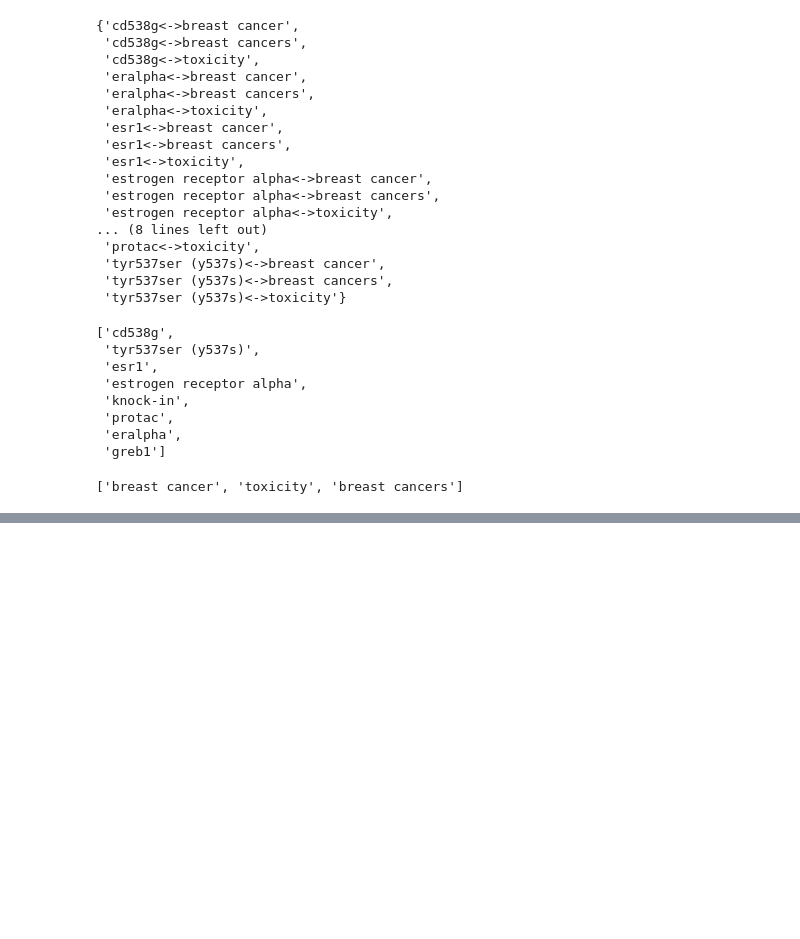
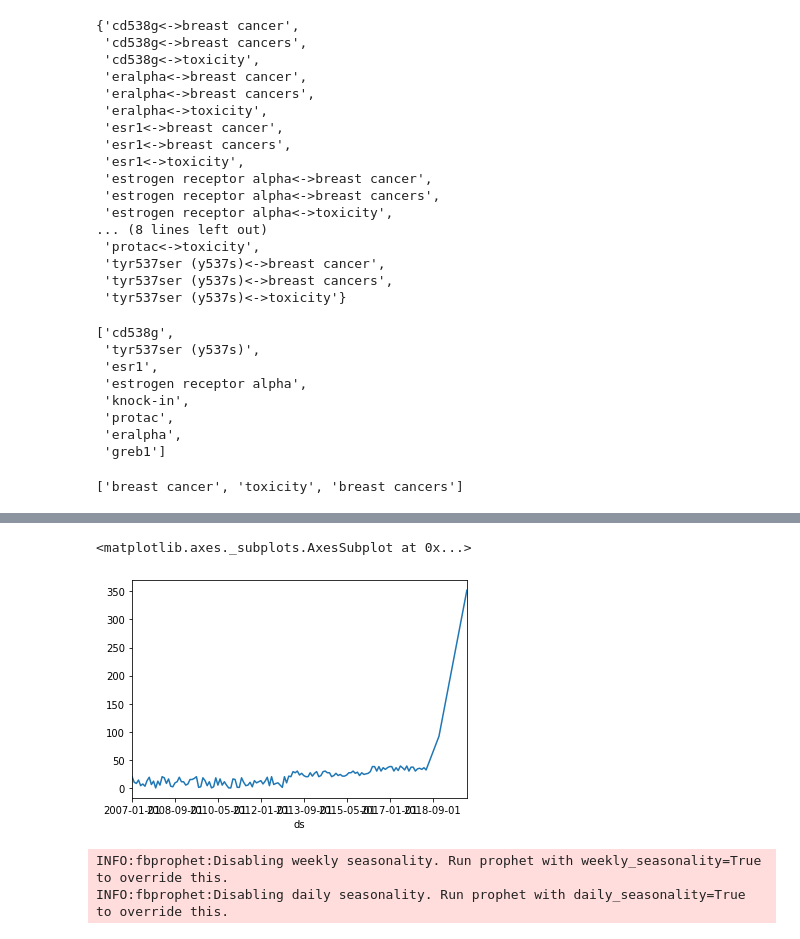
Before and after one commit to cjflanagan/ScispaCy, a Jupyter notebook: Explore_ScispaCy.ipynb, the cells around one changed output, grey strips where cells are left out. Saved outputs shown, nothing was run; the diff lists cells and outputs as text; code cells hidden in the pictures; blank space fills up the shorter version.

```diff
--- a/Explore_ScispaCy.ipynb
+++ b/Explore_ScispaCy.ipynb
@@ -188,0 +194,2 @@ disease_list
+# %%
+example_data =  pd.read_csv('https://raw.githubusercontent.com/cjflanagan/ScispaCy/master/gene_disease_trend_example%20-%20Sheet1%20(1).csv')
@@ -188,0 +205,18 @@ disease_list
+# %%
+example_data['month'] = example_data['month'].apply(str)
+# %%
+df = example_data.rename(columns={'month':'ds', 'num_papers':'y'})
+
+#lets take a look at our data quickly
+df.set_index('ds').y.plot()
+# %% [output]
+<matplotlib.axes._subplots.AxesSubplot at 0x...>
+[figure, added]
+# %%
+model = Prophet()
+model.fit(df);
+future = model.make_future_dataframe(periods=366)
+forecast = model.predict(future) # Future forecasts incase we want it
+# %% [output]
+INFO:fbprophet:Disabling weekly seasonality. Run prophet with weekly_seasonality=True to override this.
+INFO:fbprophet:Disabling daily seasonality. Run prophet with daily_seasonality=True to override this.
```
Also changed, not shown: parts of 4 cells of this notebook.
